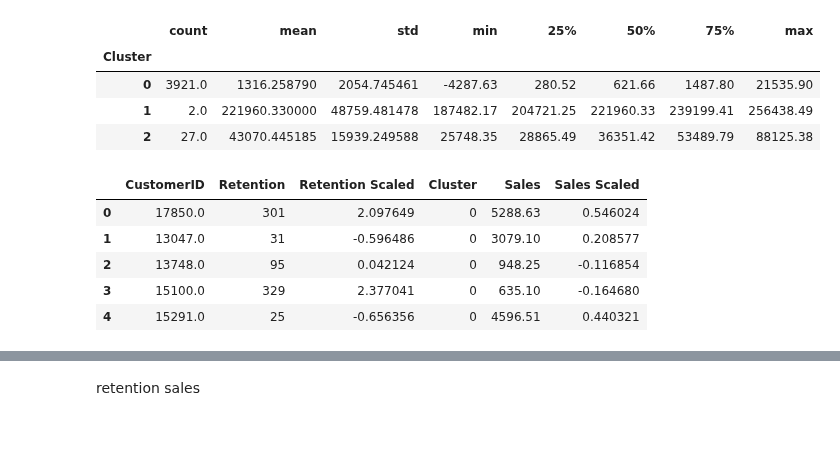
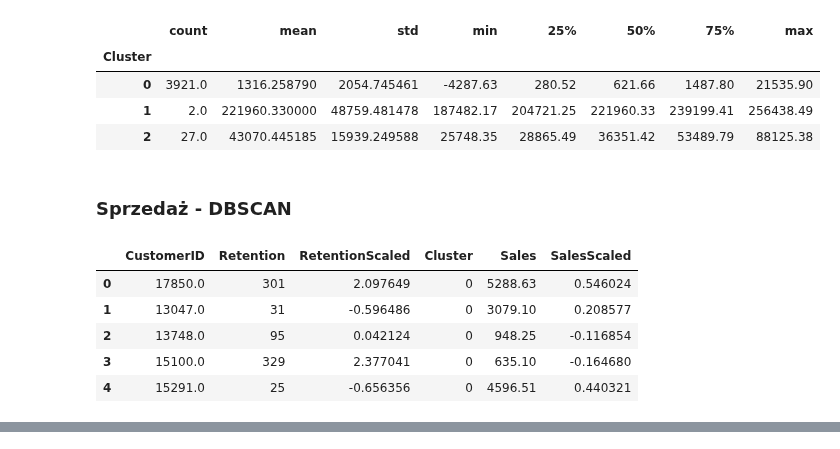
Before and after one commit to krakowiakpawel9/ml_course, a Jupyter notebook: ul/17_customer_segmentation.ipynb, the cells around one changed output, grey strips where cells are left out. Drawn from its saved outputs; the diff is of its cells as text; code cells hidden in the pictures.

```diff
--- a/ul/17_customer_segmentation.ipynb
+++ b/ul/17_customer_segmentation.ipynb
@@ -572,15 +569,17 @@ data_user.groupby('Cluster')['Sales'].describe()
 | 0 | 3921.0 | 1316.258790 | 2054.745461 | -4287.63 | 280.52 | 621.66 | 1487.80 | 21535.90 |
 | 1 | 2.0 | 221960.330000 | 48759.481478 | 187482.17 | 204721.25 | 221960.33 | 239199.41 | 256438.49 |
 | 2 | 27.0 | 43070.445185 | 15939.249588 | 25748.35 | 28865.49 | 36351.42 | 53489.79 | 88125.38 |
+# %% [markdown]
+### <a name='8'></a> Sprzedaż - DBSCAN
 # %%
-dbscan = DBSCAN(eps=0.03, min_samples=5)
+dbscan = DBSCAN(eps=0.5, min_samples=7)
 dbscan.fit(data_sales_scaled)
 clusters = dbscan.labels_
 data_user['Cluster'] = clusters
 data_user['Cluster'] = data_user['Cluster'].astype(str)
 data_user.head()
 # %% [output]
-|  | CustomerID | Retention | Retention Scaled | Cluster | Sales | Sales Scaled |
+|  | CustomerID | Retention | RetentionScaled | Cluster | Sales | SalesScaled |
 | 0 | 17850.0 | 301 | 2.097649 | 0 | 5288.63 | 0.546024 |
 | 1 | 13047.0 | 31 | -0.596486 | 0 | 3079.10 | 0.208577 |
 | 2 | 13748.0 | 95 | 0.042124 | 0 | 948.25 | -0.116854 |
@@ -591,4 +591,2 @@ px.scatter(data_user, x='CustomerID', y='Sales', color='Cluster', template='plot
 # %% [output]
 [interactive output not drawn]
-# %% [markdown]
-retention sales
```
Also changed, not shown: parts of 70 cells of this notebook.
